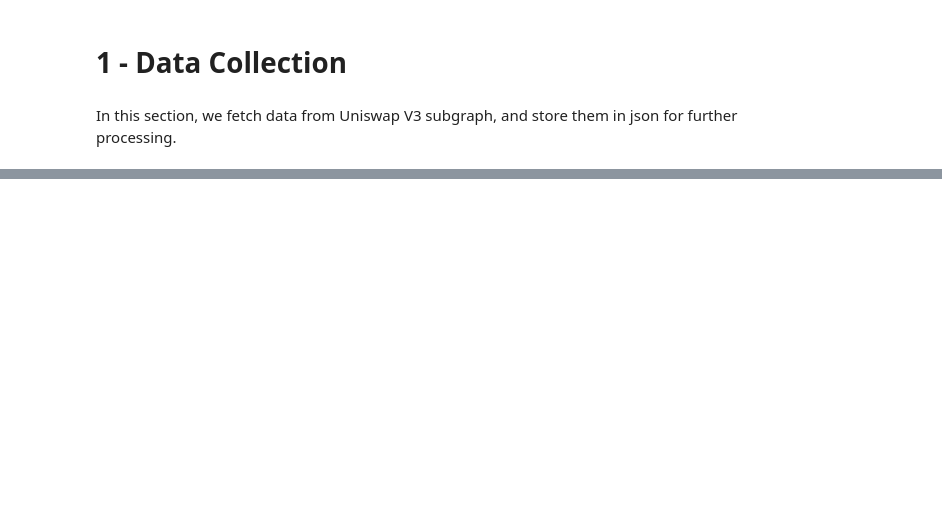
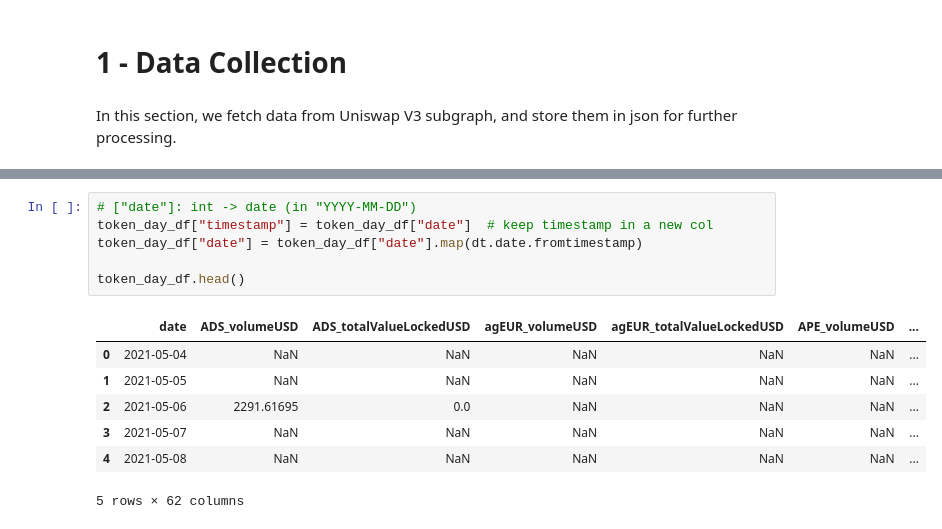
Before and after one commit to StardustLID/eth-uniswap-prelim-analysis, a Jupyter notebook: analysis/1-DataCollection.ipynb, the cells around one changed output, grey strips where cells are left out. Cells and saved outputs as stored; diff of their text form; blank space fills up the shorter version.

```diff
--- a/analysis/1-DataCollection.ipynb
+++ b/analysis/1-DataCollection.ipynb
@@ -301,0 +248,14 @@ df.to_csv(os.path.join(DATA_POOL_DAY_PATH, "poolDay.csv"), index=False)
+# %%
+# ["date"]: int -> date (in "YYYY-MM-DD")
+token_day_df["timestamp"] = token_day_df["date"]  # keep timestamp in a new col
+token_day_df["date"] = token_day_df["date"].map(dt.date.fromtimestamp)
+
+token_day_df.head()
+# %% [output]
+|  | date | ADS_volumeUSD | ADS_totalValueLockedUSD | agEUR_volumeUSD | agEUR_totalValueLockedUSD | APE_volumeUSD | ... |
+| 0 | 2021-05-04 | NaN | NaN | NaN | NaN | NaN | ... |
+| 1 | 2021-05-05 | NaN | NaN | NaN | NaN | NaN | ... |
+| 2 | 2021-05-06 | 2291.61695 | 0.0 | NaN | NaN | NaN | ... |
+| 3 | 2021-05-07 | NaN | NaN | NaN | NaN | NaN | ... |
+| 4 | 2021-05-08 | NaN | NaN | NaN | NaN | NaN | ... |
+5 rows × 62 columns
```
Also changed, not shown: parts of 48 cells of this notebook, 10 other files.
